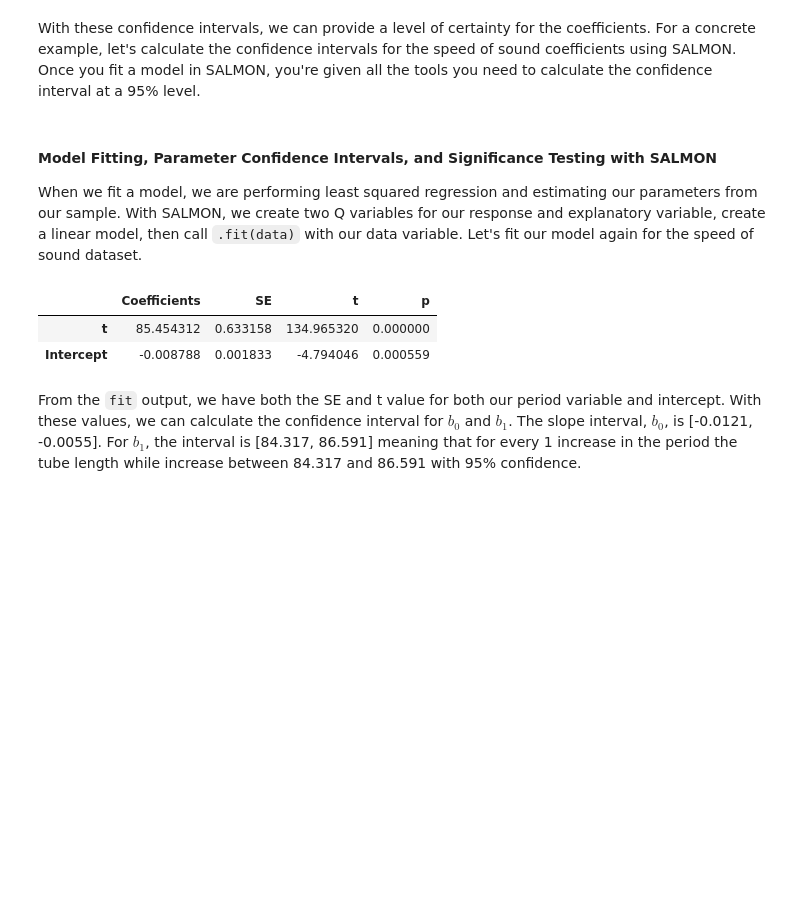
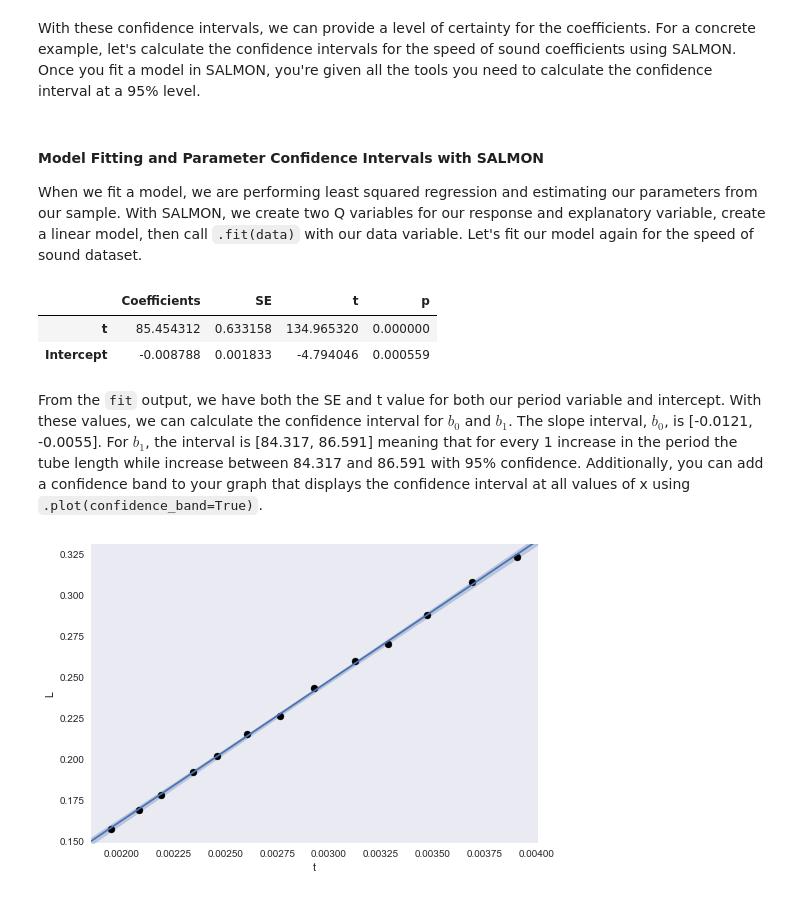
Before and after one commit to nicholasrusso/russoStat400, a Jupyter notebook: chapter2.ipynb, the cells around one changed output. Saved outputs shown, nothing was run; the diff lists cells and outputs as text; code cells hidden in the pictures; blank space fills up the shorter version.

```diff
--- a/chapter2.ipynb
+++ b/chapter2.ipynb
@@ -47,7 +47,7 @@ where $SE_{b_1} = \frac{s}{\sum(x_i - \bar{x})^2}$
 # %% [markdown]
 With these confidence intervals, we can provide a level of certainty for the coefficients. For a concrete example, let's calculate the confidence intervals for the speed of sound coefficients using SALMON. Once you fit a model in SALMON, you're given all the tools you need to calculate the confidence interval at a 95% level.
 # %% [markdown]
-#### Model Fitting, Parameter Confidence Intervals, and Significance Testing with SALMON
+#### Model Fitting and Parameter Confidence Intervals with SALMON
 When we fit a model, we are performing least squared regression and estimating our parameters from our sample. With SALMON, we create two Q variables for our response and explanatory variable, create a linear model, then call `.fit(data)` with our data variable. Let's fit our model again for the speed of sound dataset.
 # %%
 data = pd.read_csv("data/chapter1/speed_of_sound.csv")
@@ -61,4 +61,8 @@ model.fit(data)
 | t | 85.454312 | 0.633158 | 134.965320 | 0.000000 |
 | Intercept | -0.008788 | 0.001833 | -4.794046 | 0.000559 |
 # %% [markdown]
-From the `fit` output, we have both the SE and t value for both our period variable and intercept. With these values, we can calculate the confidence interval for $b_0$ and $b_1$. The slope interval, $b_0$, is [-0.0121, -0.0055]. For $b_1$, the interval is [84.317, 86.591] meaning that for every 1 increase in the period the tube length while increase between 84.317 and 86.591 with 95% confidence.
+From the `fit` output, we have both the SE and t value for both our period variable and intercept. With these values, we can calculate the confidence interval for $b_0$ and $b_1$. The slope interval, $b_0$, is [-0.0121, -0.0055]. For $b_1$, the interval is [84.317, 86.591] meaning that for every 1 increase in the period the tube length while increase between 84.317 and 86.591 with 95% confidence. Additionally, you can add a confidence band to your graph that displays the confidence interval at all values of x using `.plot(confidence_band=True)`.
+# %%
+model.plot(confidence_band=True)
+# %% [output]
+[figure, added]
```
Also changed, not shown: parts of 8 cells of this notebook, 1 other file.
